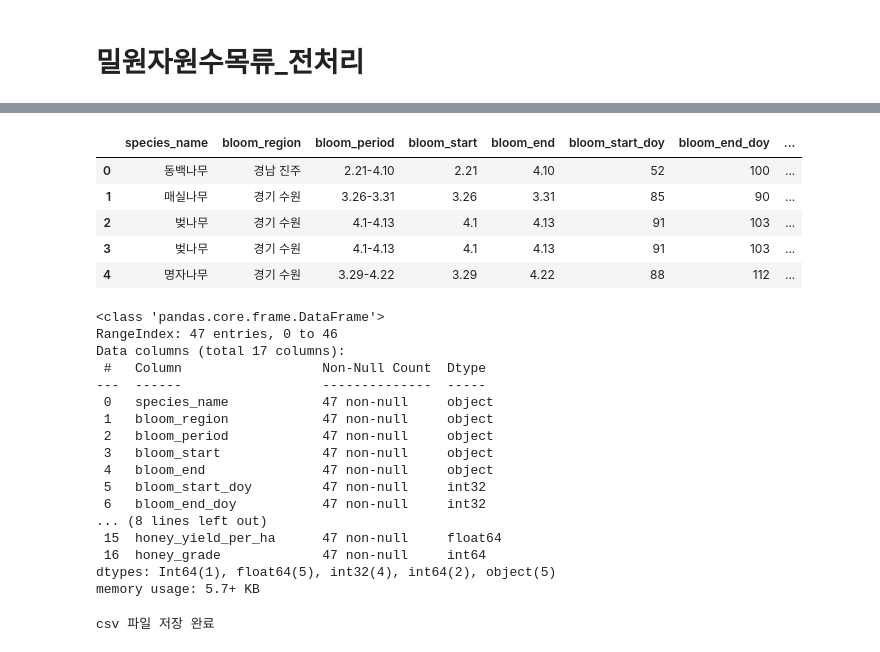
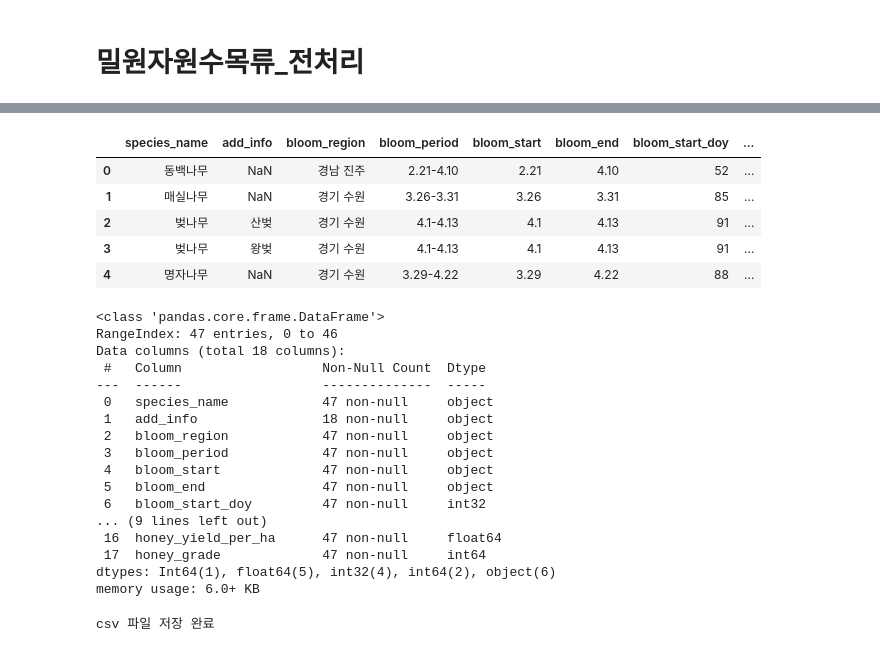
Before and after one commit to yuzxin/Capstone, a Jupyter notebook: 밀원자원수목류_전처리.ipynb, the cells around one changed output, grey strips where cells are left out. Cells and saved outputs as stored; diff of their text form; code cells hidden in the pictures.

```diff
--- a/밀원자원수목류_전처리.ipynb
+++ b/밀원자원수목류_전처리.ipynb
@@ -142,7 +141,7 @@ df["개화기간"] = (
 )
 # %%
 # 개화 중심일
-df["대표개화_DOY"] = (
+df["개화중심_DOY"] = (
     (df["개화_시작_DOY"] + df["개화_종료_DOY"]) / 2
 ).round().astype("Int64")
 
@@ -170,11 +169,11 @@ Index(['밀원수명', '개화시기기준지역', '개화시기', '개화량/
       dtype='object')
 # %%
 # 대표 개화일 기준 정렬
-df = df.sort_values("대표개화_DOY").reset_index(drop=True)
+df = df.sort_values("개화중심_DOY").reset_index(drop=True)
 
 # 같은 대표개화일은 같은 순위 부여
 df["개화순서"] = (
-    df["대표개화_DOY"]
+    df["개화중심_DOY"]
       .rank(method="dense")
       .astype(int)
 )
@@ -215,6 +213,7 @@ display(missing)
 # 컬럼 재정렬
 column_order = [
     "밀원수명",
+    "기타",
     "개화시기기준지역",
 
     "개화시기",
@@ -223,7 +222,7 @@ column_order = [
 
     "개화_시작_DOY",
     "개화_종료_DOY",
-    "대표개화_DOY",
+    "개화중심_DOY",
     "개화순서",
     "개화기간",
     "개화월",
@@ -261,54 +260,55 @@ df
 # %%
 # 컬럼명 영어로 변경
 df = df.rename(columns={
     "밀원수명": "species_name",
+    "기타": "add_info",
     "개화시기기준지역": "bloom_region",
 
     "개화시기": "bloom_period",
     "개화_시작": "bloom_start",
     "개화_종료": "bloom_end",
 
     "개화_시작_DOY": "bloom_start_doy",
     "개화_종료_DOY": "bloom_end_doy",
-    "대표개화_DOY": "peak_bloom_doy",
+    "개화중심_DOY": "bloom_mid_doy",
     "개화순서": "bloom_order",
     "개화기간": "bloom_duration",
     "개화월": "bloom_month",
 
     "개화량/그루": "flower_amount_per_tree",
     "화밀분비량(μ/flower)": "nectar_per_flower",
     "유리당 함량(mg/flower)": "sugar_per_flower",
 
     "잠재적 꿀 생산량(g/그루)": "honey_yield_per_tree",
     "잠재적 꿀 생산량(kg/ha)": "honey_yield_per_ha",
     "꿀 생산량 등급": "honey_grade"
 })
 df.head()
 # %% [output]
-|  | species_name | bloom_region | bloom_period | bloom_start | bloom_end | bloom_start_doy | bloom_end_doy | ... |
-| 0 | 동백나무 | 경남 진주 | 2.21-4.10 | 2.21 | 4.10 | 52 | 100 | ... |
-| 1 | 매실나무 | 경기 수원 | 3.26-3.31 | 3.26 | 3.31 | 85 | 90 | ... |
-| 2 | 벚나무 | 경기 수원 | 4.1-4.13 | 4.1 | 4.13 | 91 | 103 | ... |
-| 3 | 벚나무 | 경기 수원 | 4.1-4.13 | 4.1 | 4.13 | 91 | 103 | ... |
-| 4 | 명자나무 | 경기 수원 | 3.29-4.22 | 3.29 | 4.22 | 88 | 112 | ... |
+|  | species_name | add_info | bloom_region | bloom_period | bloom_start | bloom_end | bloom_start_doy | ... |
+| 0 | 동백나무 | NaN | 경남 진주 | 2.21-4.10 | 2.21 | 4.10 | 52 | ... |
+| 1 | 매실나무 | NaN | 경기 수원 | 3.26-3.31 | 3.26 | 3.31 | 85 | ... |
+| 2 | 벚나무 | 산벚 | 경기 수원 | 4.1-4.13 | 4.1 | 4.13 | 91 | ... |
+| 3 | 벚나무 | 왕벚 | 경기 수원 | 4.1-4.13 | 4.1 | 4.13 | 91 | ... |
+| 4 | 명자나무 | NaN | 경기 수원 | 3.29-4.22 | 3.29 | 4.22 | 88 | ... |
 # %%
 df.info()
 # %% [output]
 <class 'pandas.core.frame.DataFrame'>
 RangeIndex: 47 entries, 0 to 46
-Data columns (total 17 columns):
+Data columns (total 18 columns):
  #   Column                  Non-Null Count  Dtype
 ---  ------                  --------------  -----
  0   species_name            47 non-null     object
- 1   bloom_region            47 non-null     object
- 2   bloom_period            47 non-null     object
- 3   bloom_start             47 non-null     object
- 4   bloom_end               47 non-null     object
- 5   bloom_start_doy         47 non-null     int32
- 6   bloom_end_doy           47 non-null     int32
-... (8 lines left out)
- 15  honey_yield_per_ha      47 non-null     float64
- 16  honey_grade             47 non-null     int64
-dtypes: Int64(1), float64(5), int32(4), int64(2), object(5)
-memory usage: 5.7+ KB
+ 1   add_info                18 non-null     object
+ 2   bloom_region            47 non-null     object
+ 3   bloom_period            47 non-null     object
+ 4   bloom_start             47 non-null     object
+ 5   bloom_end               47 non-null     object
+ 6   bloom_start_doy         47 non-null     int32
+... (9 lines left out)
+ 16  honey_yield_per_ha      47 non-null     float64
+ 17  honey_grade             47 non-null     int64
+dtypes: Int64(1), float64(5), int32(4), int64(2), object(6)
+memory usage: 6.0+ KB
 # %%
```
Also changed, not shown: parts of 7 cells of this notebook.
